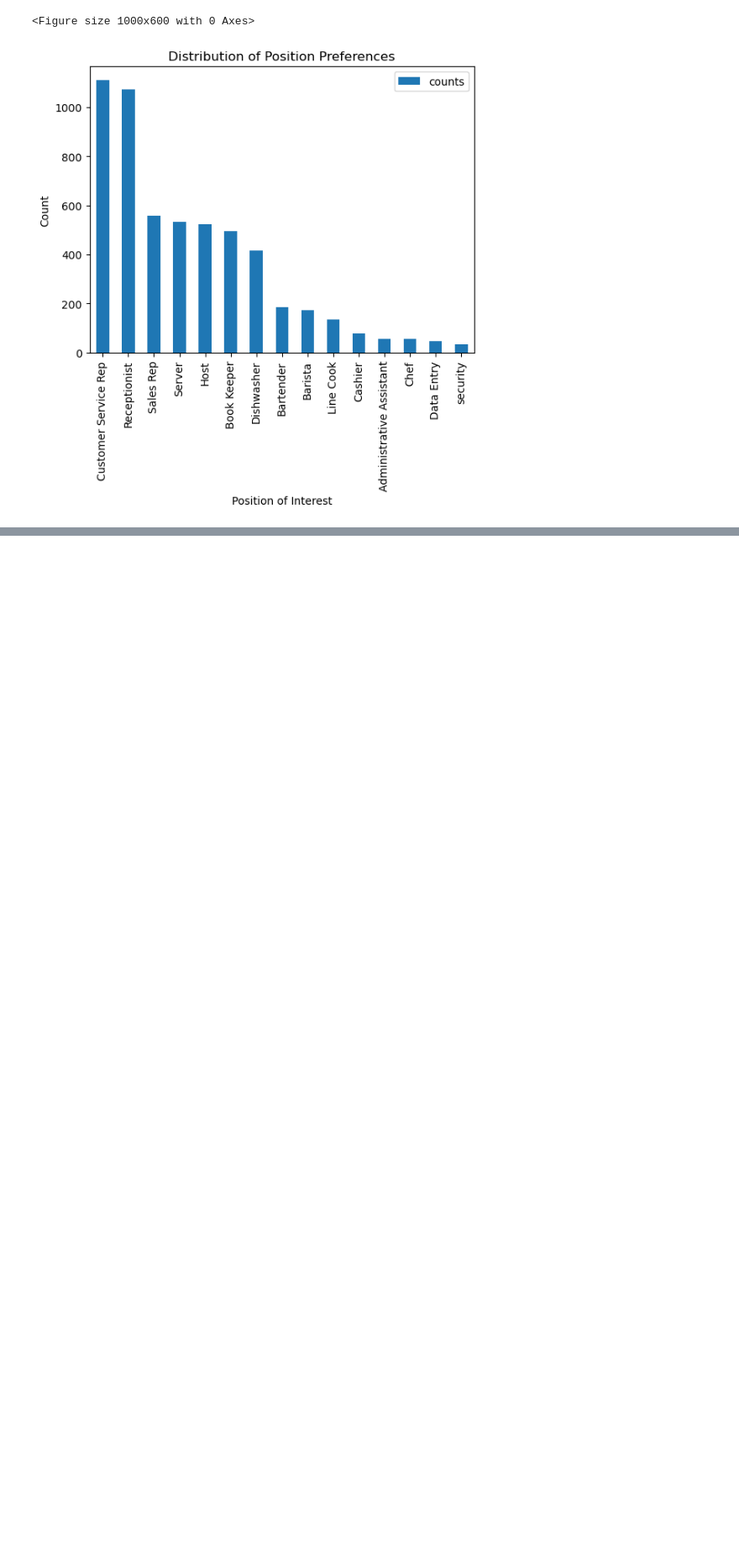
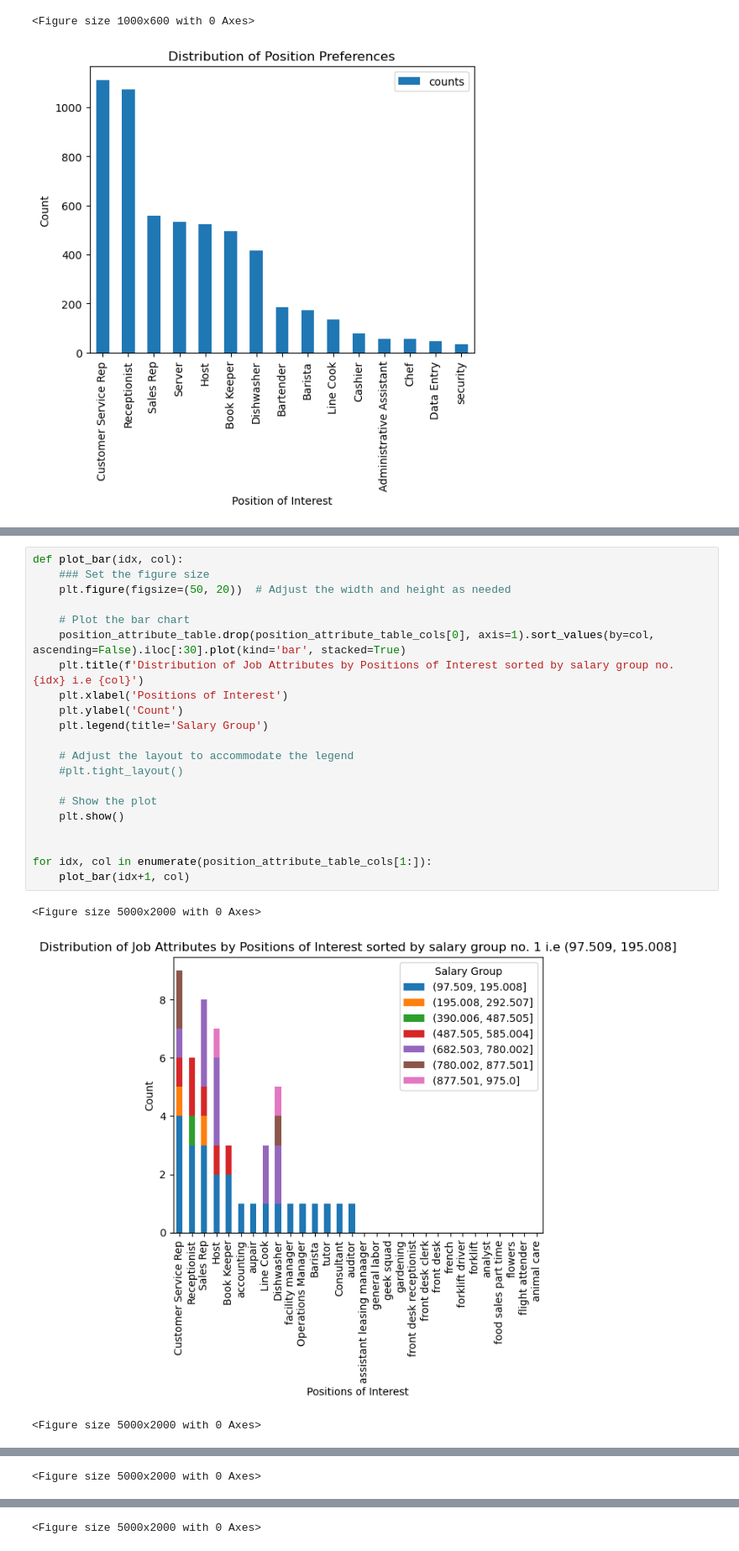
Before and after one commit to vermaarjun7/pewter-arjun, a Jupyter notebook: task.ipynb, the cells around one changed output, grey strips where cells are left out. Shown at 84% size. Cells and saved outputs as stored; diff of their text form; blank space fills up the shorter version.

```diff
--- a/task.ipynb
+++ b/task.ipynb
@@ -575,0 +657,25 @@ plt.show()
+# %%
+def plot_bar(idx, col):
+    ### Set the figure size
+    plt.figure(figsize=(50, 20))  # Adjust the width and height as needed
+
+    # Plot the bar chart
+    position_attribute_table.drop(position_attribute_table_cols[0], axis=1).sort_values(by=col, ascending=False).iloc[:30].plot(kind='bar', stacked=True)
+    plt.title(f'Distribution of Job Attributes by Positions of Interest sorted by salary group no. {idx} i.e {col}')
+    plt.xlabel('Positions of Interest')
+    plt.ylabel('Count')
+    plt.legend(title='Salary Group')
+
+    # Adjust the layout to accommodate the legend
+    #plt.tight_layout()
+
+    # Show the plot
+    plt.show()
+
+
+for idx, col in enumerate(position_attribute_table_cols[1:]):
+    plot_bar(idx+1, col)
+# %% [output]
+<Figure size 5000x2000 with 0 Axes>
+[figure, added]
+<Figure size 5000x2000 with 0 Axes>
@@ -575,0 +683 @@ plt.show()
+<Figure size 5000x2000 with 0 Axes>
@@ -575,0 +685 @@ plt.show()
+<Figure size 5000x2000 with 0 Axes>
```
Also changed, not shown: parts of 15 cells of this notebook.
